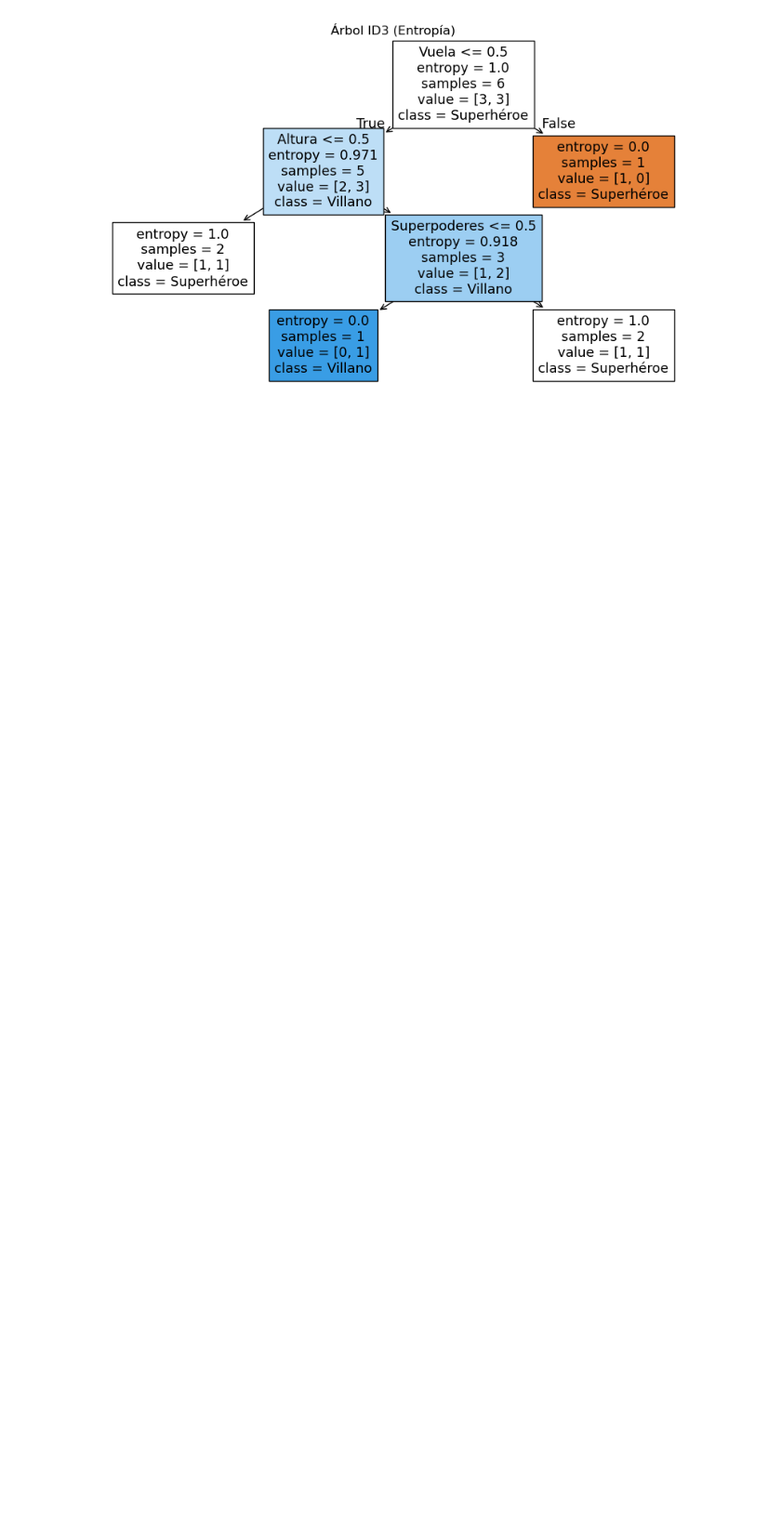
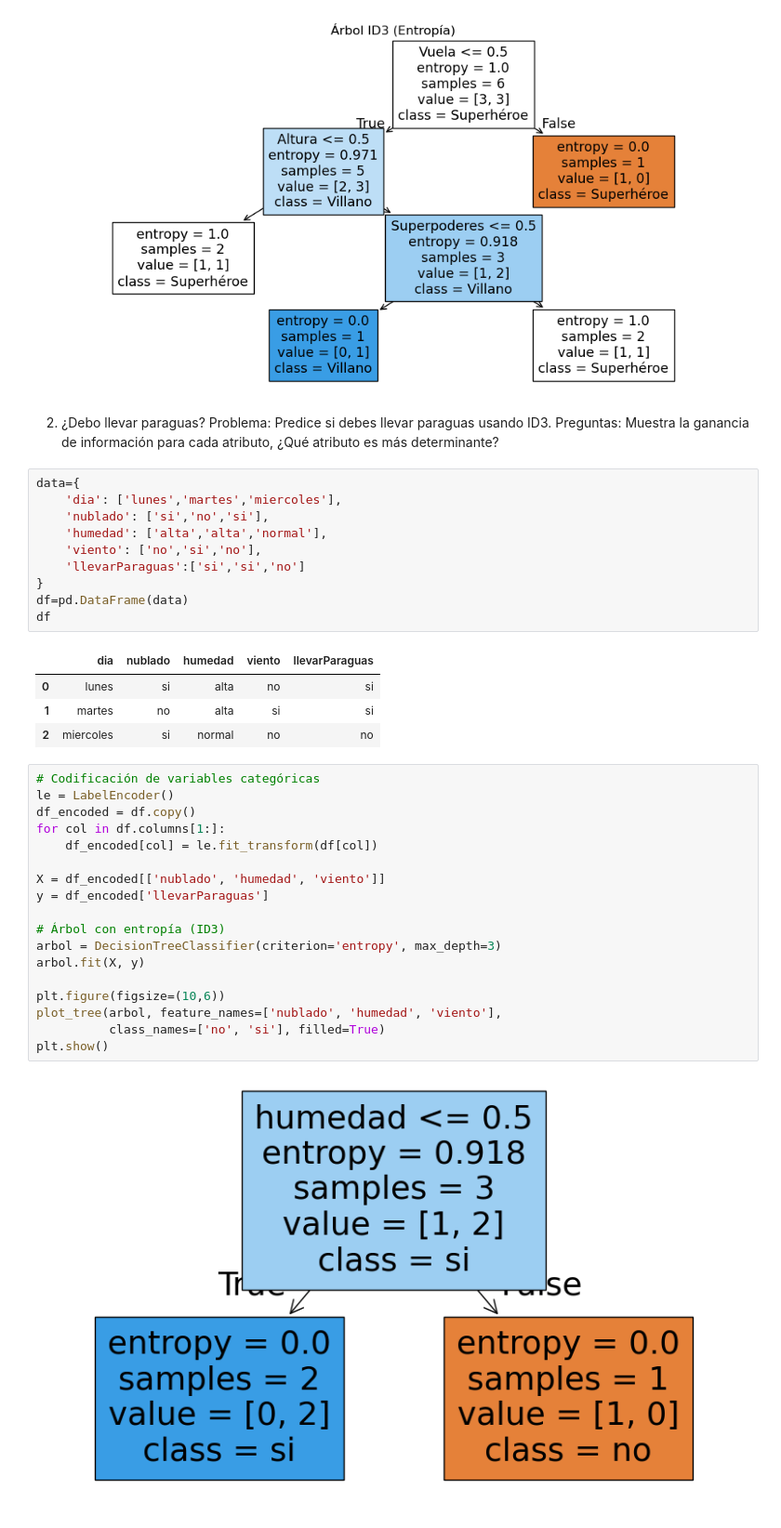
Before and after one commit to AlanMM03/Mineria-de-Datos, a Jupyter notebook: EjerciciosArboles0805.ipynb, the cells around one changed output. Shown at 93% size. Saved outputs shown, nothing was run; the diff lists cells and outputs as text; blank space fills up the shorter version.

```diff
--- a/EjerciciosArboles0805.ipynb
+++ b/EjerciciosArboles0805.ipynb
@@ -54,3 +55,42 @@ plt.show()
 # %% [output]
 [figure]
 [figure]
+# %% [markdown]
+2. ¿Debo llevar paraguas?
+Problema: Predice si debes llevar paraguas usando ID3.
+Preguntas: Muestra la ganancia de información para cada atributo, ¿Qué atributo es más determinante?
+# %%
+data={
+    'dia': ['lunes','martes','miercoles'],
+    'nublado': ['si','no','si'],
+    'humedad': ['alta','alta','normal'],
+    'viento': ['no','si','no'],
+    'llevarParaguas':['si','si','no']
+}
+df=pd.DataFrame(data)
+df
+# %% [output]
+|  | dia | nublado | humedad | viento | llevarParaguas |
+| 0 | lunes | si | alta | no | si |
+| 1 | martes | no | alta | si | si |
+| 2 | miercoles | si | normal | no | no |
+# %%
+# Codificación de variables categóricas
+le = LabelEncoder()
+df_encoded = df.copy()
+for col in df.columns[1:]:
+    df_encoded[col] = le.fit_transform(df[col])
+
+X = df_encoded[['nublado', 'humedad', 'viento']]
+y = df_encoded['llevarParaguas']
+
+# Árbol con entropía (ID3)
+arbol = DecisionTreeClassifier(criterion='entropy', max_depth=3)
+arbol.fit(X, y)
+
+plt.figure(figsize=(10,6))
+plot_tree(arbol, feature_names=['nublado', 'humedad', 'viento'],
+          class_names=['no', 'si'], filled=True)
+plt.show()
+# %% [output]
+[figure, added]
```
Also changed, not shown: parts of 34 cells of this notebook.
